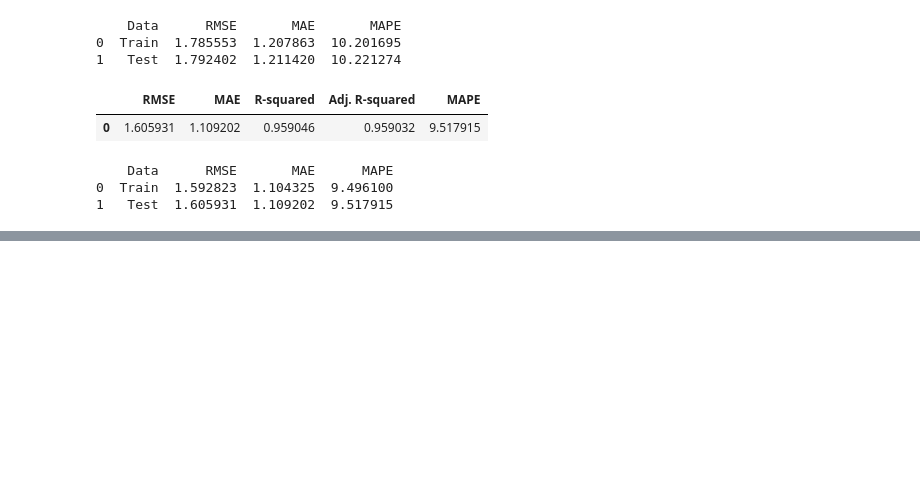
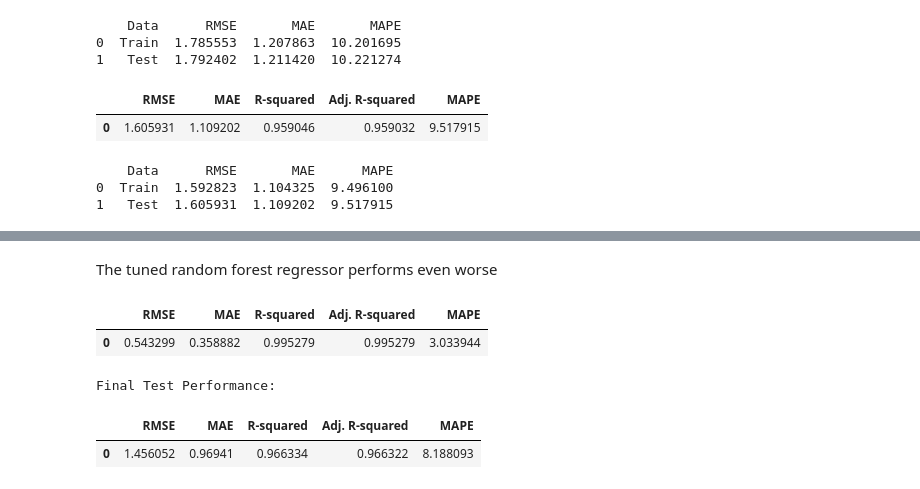
Before and after one commit to IoTFier/KevKibe-Hospital-Patient-Length-of-Stay-Prediction, a Jupyter notebook: HospitalLOSpred.ipynb, the cells around one changed output, grey strips where cells are left out. Drawn from its saved outputs; the diff is of its cells as text; code cells hidden in the pictures; blank space fills up the shorter version.

```diff
--- a/HospitalLOSpred.ipynb
+++ b/HospitalLOSpred.ipynb
@@ -418,0 +425,24 @@ rf_tuned_regressor_perf_test
+# %% [markdown]
+The tuned random forest regressor performs even worse
+# %%
+#Fitting the best performing model
+final_model = RandomForestRegressor(n_estimators = 100, random_state = 1)
+final_model.fit(x_train2, y_train)
+
+final_model_perf_train = model_performance_regression(final_model, x_train2, y_train)
+
+final_model_perf_train
+# %% [output]
+|  | RMSE | MAE | R-squared | Adj. R-squared | MAPE |
+| 0 | 0.543299 | 0.358882 | 0.995279 | 0.995279 | 3.033944 |
+# %%
+#final test on the test data
+final_model_test_perf = model_performance_regression(final_model, x_test2, y_test)
+
+print("Final Test Performance:")
+
+final_model_test_perf
+# %% [output]
+Final Test Performance:
+|  | RMSE | MAE | R-squared | Adj. R-squared | MAPE |
+| 0 | 1.456052 | 0.96941 | 0.966334 | 0.966322 | 8.188093 |
```
Also changed, not shown: parts of 5 cells of this notebook.
